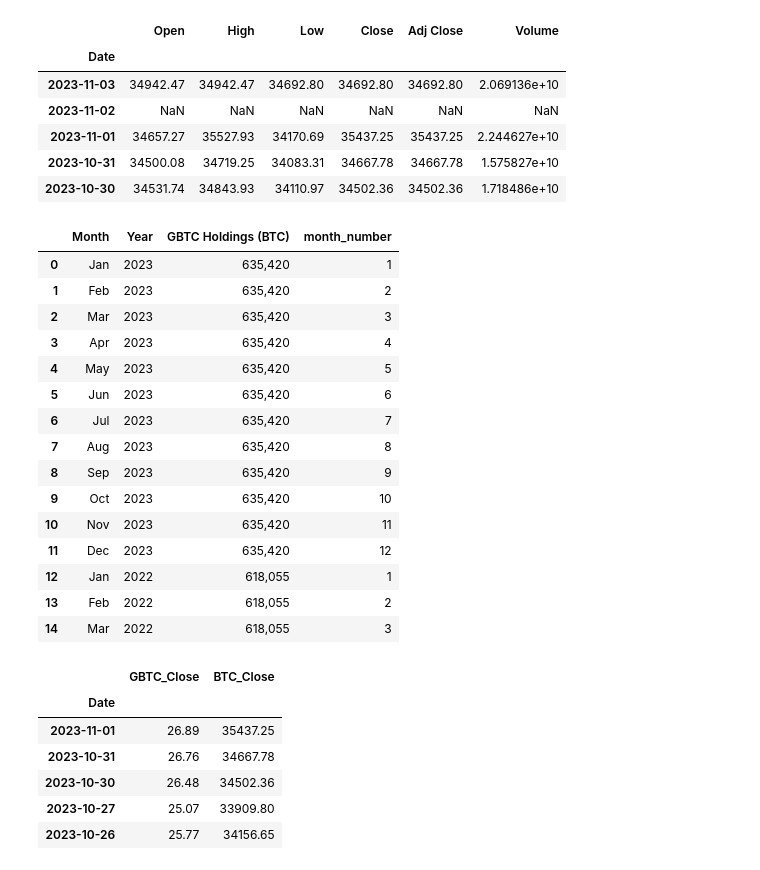
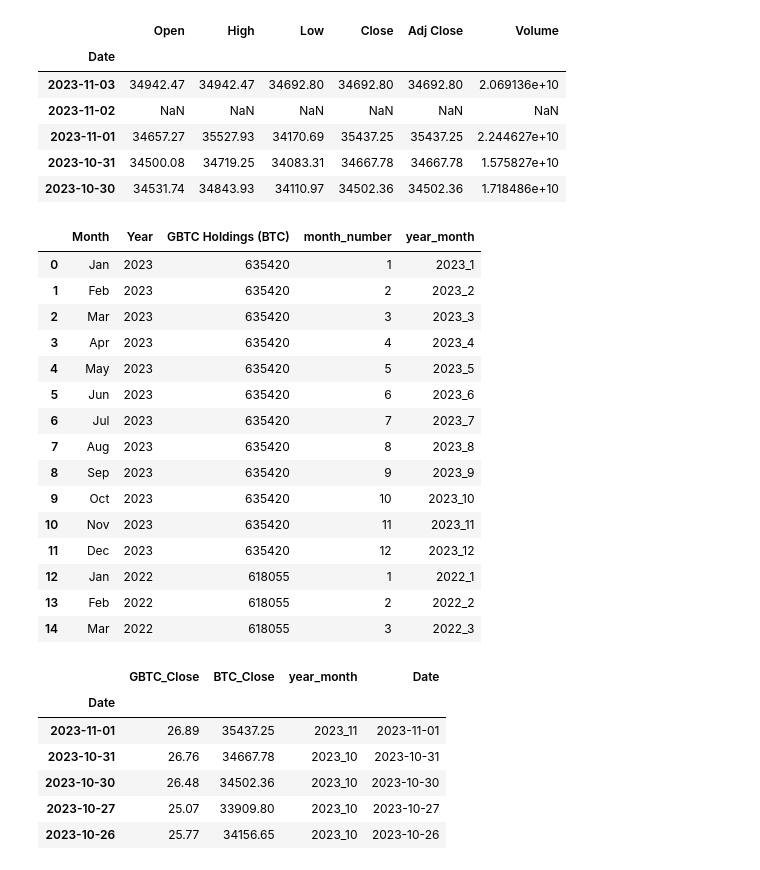
Before and after one commit to t-sullivan/Project-1, a Jupyter notebook: nav_trade.ipynb, the cells around one changed output. Saved outputs shown, nothing was run; the diff lists cells and outputs as text; code cells hidden in the pictures.

```diff
--- a/nav_trade.ipynb
+++ b/nav_trade.ipynb
@@ -146,33 +151,40 @@ display(btc_historical_data.head())
 # %%
 # Read the GBTC holdings
 # Read the BTC Data
 gbtc_holdings_data = pd.read_csv(
     Path('./Resources/GBTC_Holdings.csv')
     # , index_col='Date', parse_dates=True
 )
 
+# Extract the month number from the month name by mapping a dictionary to the dataset
+# Create the map
 month_map = {'Jan':1, 'Feb':2, 'Mar':3, 'Apr':4, 'May':5, 'Jun':6, 'Jul':7, 'Aug':8, 'Sep':9, 'Oct':10, 'Nov':11, 'Dec':12}
-
+# Apply the map
 gbtc_holdings_data['month_number'] = gbtc_holdings_data.Month.map(month_map)
 
+# Create a column "year_month" to be merged later
+gbtc_holdings_data['year_month'] = gbtc_holdings_data['Year'].astype(str) + "_" + gbtc_holdings_data['month_number'].astype(str)
+
+gbtc_holdings_data['GBTC Holdings (BTC)'] =  gbtc_holdings_data['GBTC Holdings (BTC)'].replace(",","",regex=True).astype(int)
+
 gbtc_holdings_data.head(15)
 # %% [output]
-|  | Month | Year | GBTC Holdings (BTC) | month_number |
-| 0 | Jan | 2023 | 635,420 | 1 |
-| 1 | Feb | 2023 | 635,420 | 2 |
-| 2 | Mar | 2023 | 635,420 | 3 |
-| 3 | Apr | 2023 | 635,420 | 4 |
-| 4 | May | 2023 | 635,420 | 5 |
-| 5 | Jun | 2023 | 635,420 | 6 |
-| 6 | Jul | 2023 | 635,420 | 7 |
-| 7 | Aug | 2023 | 635,420 | 8 |
-| 8 | Sep | 2023 | 635,420 | 9 |
-| 9 | Oct | 2023 | 635,420 | 10 |
-| 10 | Nov | 2023 | 635,420 | 11 |
-| 11 | Dec | 2023 | 635,420 | 12 |
-| 12 | Jan | 2022 | 618,055 | 1 |
-| 13 | Feb | 2022 | 618,055 | 2 |
-| 14 | Mar | 2022 | 618,055 | 3 |
+|  | Month | Year | GBTC Holdings (BTC) | month_number | year_month |
+| 0 | Jan | 2023 | 635420 | 1 | 2023_1 |
+| 1 | Feb | 2023 | 635420 | 2 | 2023_2 |
+| 2 | Mar | 2023 | 635420 | 3 | 2023_3 |
+| 3 | Apr | 2023 | 635420 | 4 | 2023_4 |
+| 4 | May | 2023 | 635420 | 5 | 2023_5 |
+| 5 | Jun | 2023 | 635420 | 6 | 2023_6 |
+| 6 | Jul | 2023 | 635420 | 7 | 2023_7 |
+| 7 | Aug | 2023 | 635420 | 8 | 2023_8 |
+| 8 | Sep | 2023 | 635420 | 9 | 2023_9 |
+| 9 | Oct | 2023 | 635420 | 10 | 2023_10 |
+| 10 | Nov | 2023 | 635420 | 11 | 2023_11 |
+| 11 | Dec | 2023 | 635420 | 12 | 2023_12 |
+| 12 | Jan | 2022 | 618055 | 1 | 2022_1 |
+| 13 | Feb | 2022 | 618055 | 2 | 2022_2 |
+| 14 | Mar | 2022 | 618055 | 3 | 2022_3 |
 # %%
 # Reorganize the dataframe
 
@@ -186,14 +198,21 @@ BTC = btc_historical_data[['Close']].rename(columns={'Close' : 'BTC_Close'})
 
 # BTC.head()
 
+# Combine the two dataframes into one dataframe based on the date
 combined_df = pd.concat([GBTC,BTC],axis="columns", join="inner")
 
+# Create a column "year_month" to be merged later
+combined_df['year_month'] = combined_df.index.year.astype(str) + "_" + combined_df.index.month.astype(str)
+
+# Create a "date" column in addition to the index, because the index will be lost after the merge
+combined_df['Date'] = combined_df.index
+
 combined_df.head()
 # %% [output]
-|  | GBTC_Close | BTC_Close |
-| Date |  |  |
-| 2023-11-01 | 26.89 | 35437.25 |
-| 2023-10-31 | 26.76 | 34667.78 |
-| 2023-10-30 | 26.48 | 34502.36 |
-| 2023-10-27 | 25.07 | 33909.80 |
-| 2023-10-26 | 25.77 | 34156.65 |
+|  | GBTC_Close | BTC_Close | year_month | Date |
+| Date |  |  |  |  |
+| 2023-11-01 | 26.89 | 35437.25 | 2023_11 | 2023-11-01 |
+| 2023-10-31 | 26.76 | 34667.78 | 2023_10 | 2023-10-31 |
+| 2023-10-30 | 26.48 | 34502.36 | 2023_10 | 2023-10-30 |
+| 2023-10-27 | 25.07 | 33909.80 | 2023_10 | 2023-10-27 |
+| 2023-10-26 | 25.77 | 34156.65 | 2023_10 | 2023-10-26 |
```
Also changed, not shown: parts of 9 cells of this notebook.
